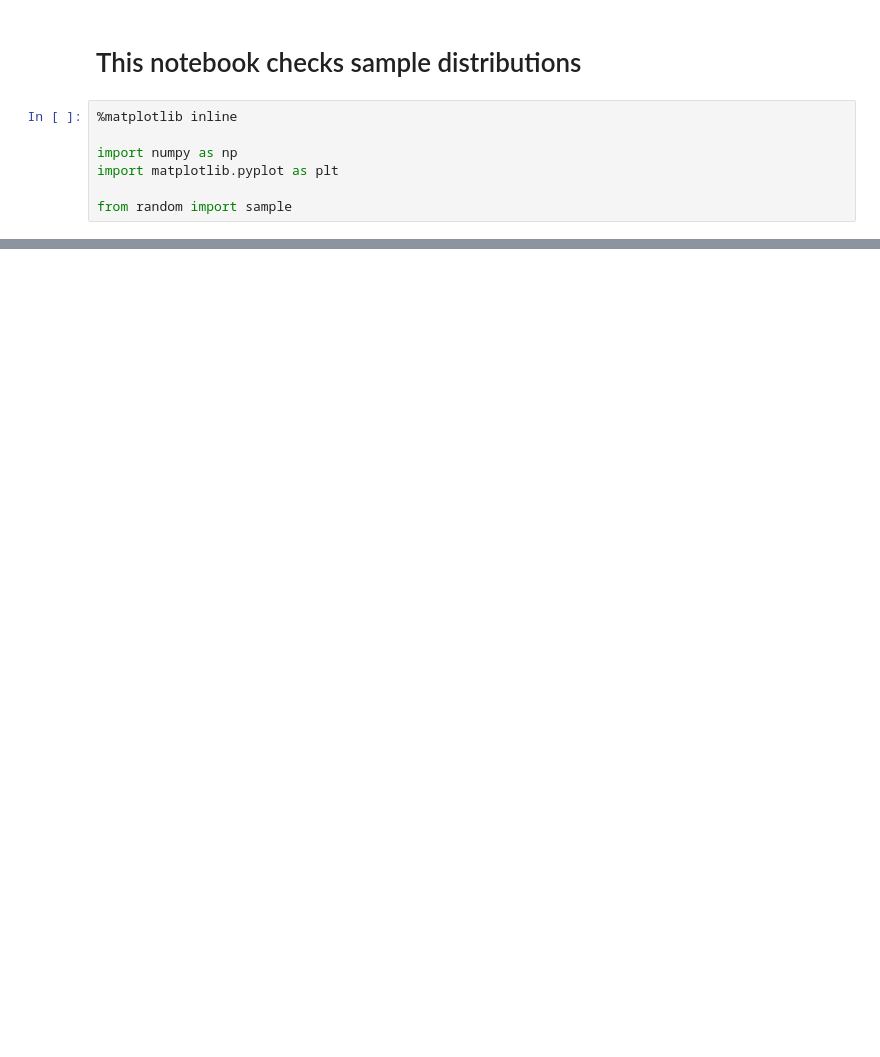
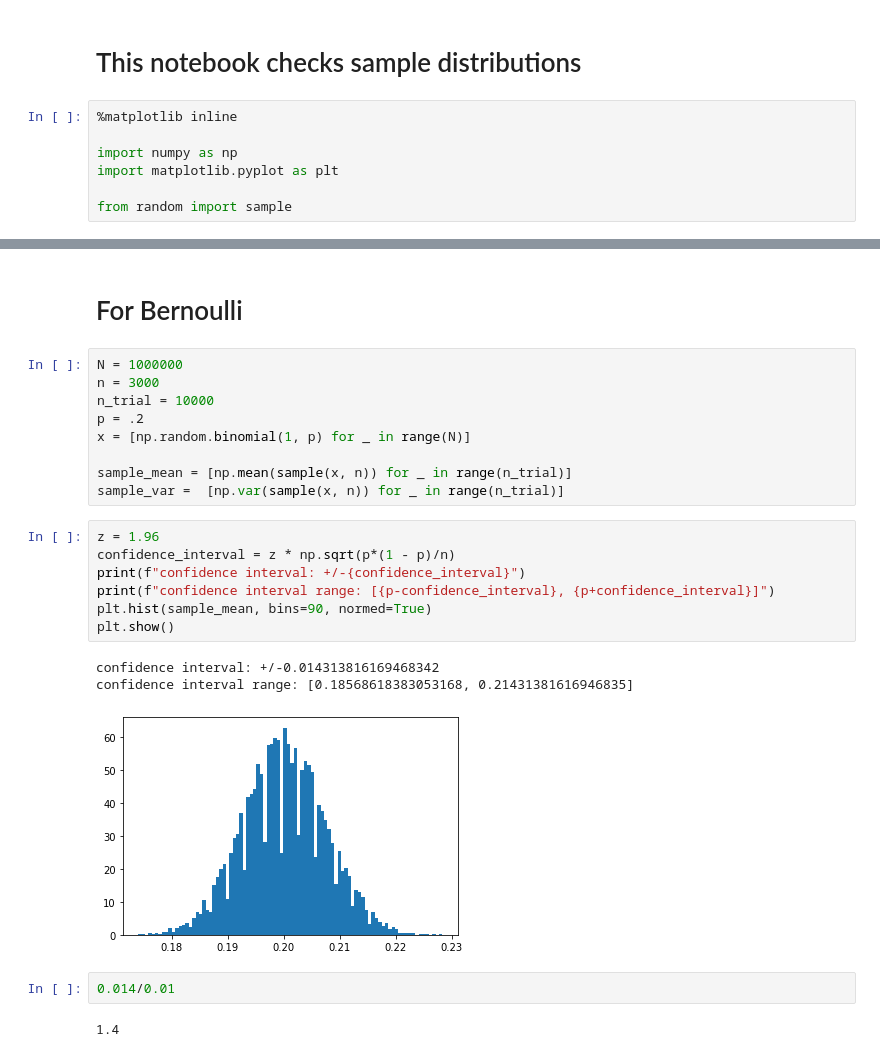
Before and after one commit to zf109/algorithm_practice, a Jupyter notebook: basic_stats/sample_distribution.ipynb, the cells around one changed output, grey strips where cells are left out. Cells and saved outputs as stored; diff of their text form; blank space fills up the shorter version.

```diff
--- a/basic_stats/sample_distribution.ipynb
+++ b/basic_stats/sample_distribution.ipynb
@@ -27,0 +28,26 @@ plt.show()
+# %% [markdown]
+# For Bernoulli
+# %%
+N = 1000000
+n = 3000
+n_trial = 10000
+p = .2
+x = [np.random.binomial(1, p) for _ in range(N)]
+
+sample_mean = [np.mean(sample(x, n)) for _ in range(n_trial)]
+sample_var =  [np.var(sample(x, n)) for _ in range(n_trial)]
+# %%
+z = 1.96
+confidence_interval = z * np.sqrt(p*(1 - p)/n)
+print(f"confidence interval: +/-{confidence_interval}")
+print(f"confidence interval range: [{p-confidence_interval}, {p+confidence_interval}]")
+plt.hist(sample_mean, bins=90, normed=True)
+plt.show()
+# %% [output]
+confidence interval: +/-0.014313816169468342
+confidence interval range: [0.18568618383053168, 0.21431381616946835]
+[figure, added]
+# %%
+0.014/0.01
+# %% [output]
+1.4
```
Also changed, not shown: parts of 1 cell of this notebook, 8 other files.
